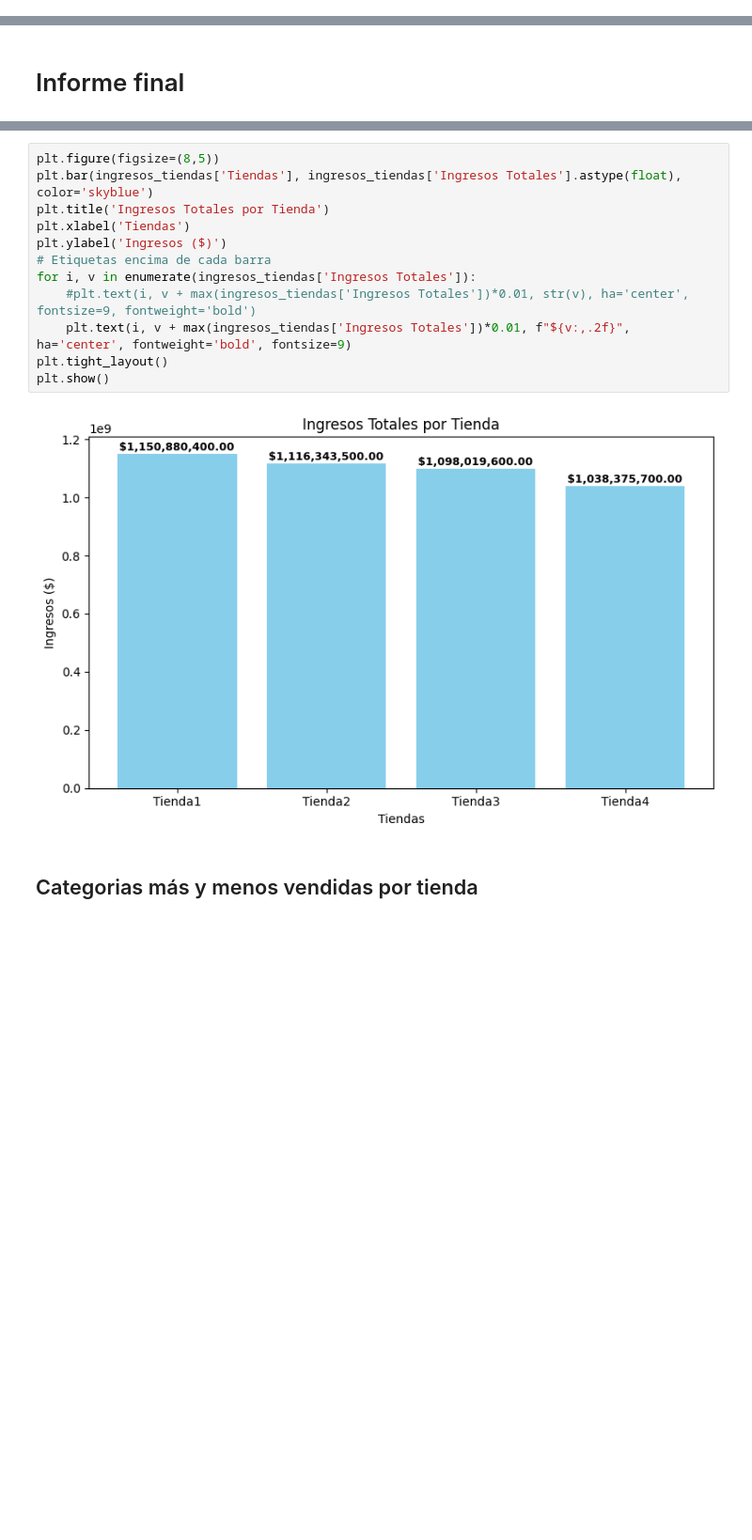
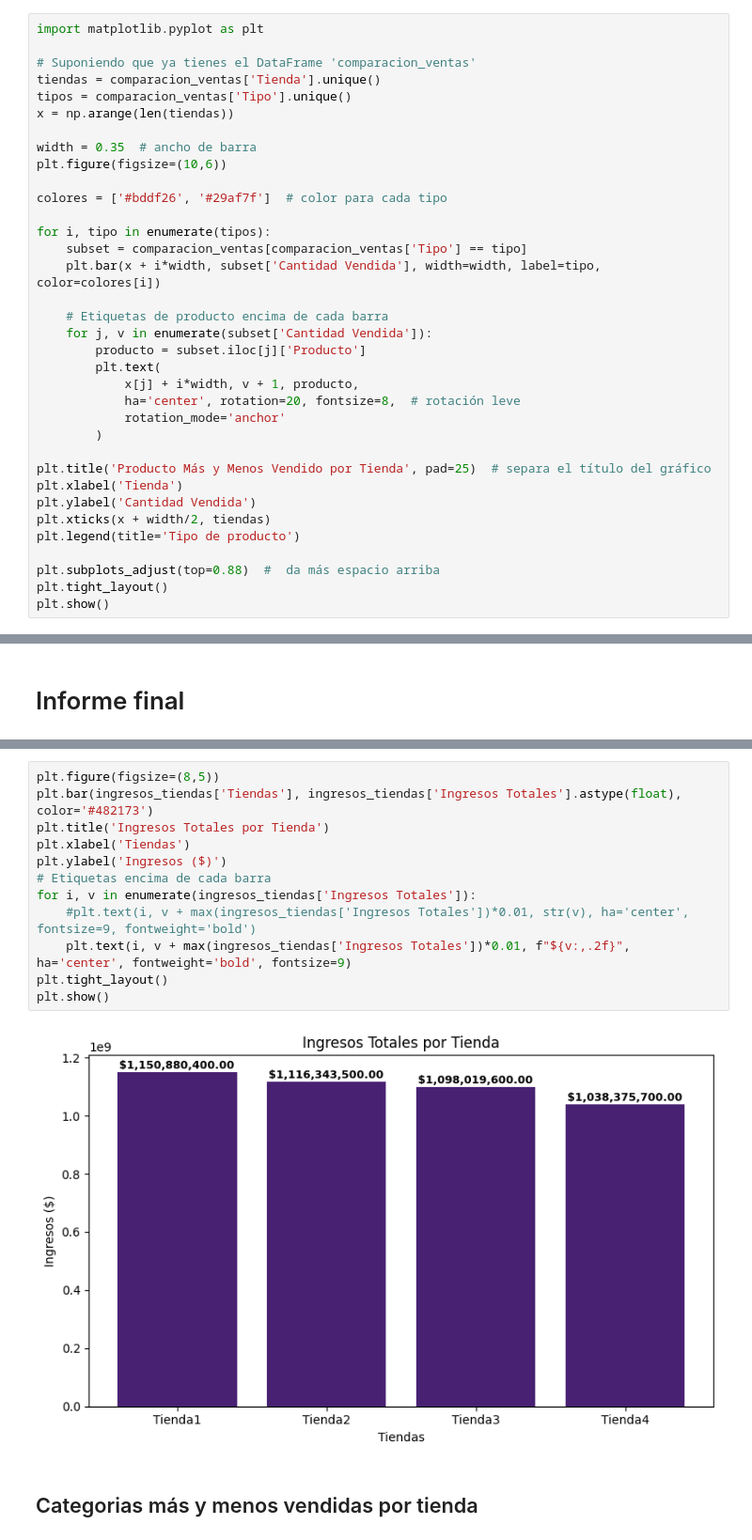
Before and after one commit to yaramirezte/Python-para-Data-Science-Challenge-AluraStore, a Jupyter notebook: AluraStoreLatam.ipynb, the cells around one changed output, grey strips where cells are left out. Shown at 94% size. Saved outputs shown, nothing was run; the diff lists cells and outputs as text; blank space fills up the shorter version.

```diff
--- a/AluraStoreLatam.ipynb
+++ b/AluraStoreLatam.ipynb
@@ -581,3 +503,38 @@ comparacion_ventas
 | 1 | Tienda2 | Juego de mesa | 32 | Menos vendido |
 | 2 | Tienda3 | Bloques de construcción | 35 | Menos vendido |
 | 3 | Tienda4 | Guitarra eléctrica | 33 | Menos vendido |
+# %%
+import matplotlib.pyplot as plt
+
+# Suponiendo que ya tienes el DataFrame 'comparacion_ventas'
+tiendas = comparacion_ventas['Tienda'].unique()
+tipos = comparacion_ventas['Tipo'].unique()
+x = np.arange(len(tiendas))
+
+width = 0.35  # ancho de barra
+plt.figure(figsize=(10,6))
+
+colores = ['#bddf26', '#29af7f']  # color para cada tipo
+
+for i, tipo in enumerate(tipos):
+    subset = comparacion_ventas[comparacion_ventas['Tipo'] == tipo]
+    plt.bar(x + i*width, subset['Cantidad Vendida'], width=width, label=tipo, color=colores[i])
+
+    # Etiquetas de producto encima de cada barra
+    for j, v in enumerate(subset['Cantidad Vendida']):
+        producto = subset.iloc[j]['Producto']
+        plt.text(
+            x[j] + i*width, v + 1, producto,
+            ha='center', rotation=20, fontsize=8,  # rotación leve
+            rotation_mode='anchor'
+        )
+
+plt.title('Producto Más y Menos Vendido por Tienda', pad=25)  # separa el título del gráfico
+plt.xlabel('Tienda')
+plt.ylabel('Cantidad Vendida')
+plt.xticks(x + width/2, tiendas)
+plt.legend(title='Tipo de producto')
+
+plt.subplots_adjust(top=0.88)  #  da más espacio arriba
+plt.tight_layout()
+plt.show()
@@ -608,16 +567,16 @@ Para ello, se analizaron indicadores clave de desempeño como los ingresos total
 # %%
 plt.figure(figsize=(8,5))
-plt.bar(ingresos_tiendas['Tiendas'], ingresos_tiendas['Ingresos Totales'].astype(float), color='skyblue')
+plt.bar(ingresos_tiendas['Tiendas'], ingresos_tiendas['Ingresos Totales'].astype(float), color='#482173')
 plt.title('Ingresos Totales por Tienda')
 plt.xlabel('Tiendas')
 plt.ylabel('Ingresos ($)')
 # Etiquetas encima de cada barra
 for i, v in enumerate(ingresos_tiendas['Ingresos Totales']):
     #plt.text(i, v + max(ingresos_tiendas['Ingresos Totales'])*0.01, str(v), ha='center', fontsize=9, fontweight='bold')
     plt.text(i, v + max(ingresos_tiendas['Ingresos Totales'])*0.01, f"${v:,.2f}", ha='center', fontweight='bold', fontsize=9)
 plt.tight_layout()
 plt.show()
 # %% [output]
-[figure, old version]
+[figure, new version]
 # %% [markdown]
 ## Categorias más y menos vendidas por tienda
```
Also changed, not shown: parts of 20 cells of this notebook.
